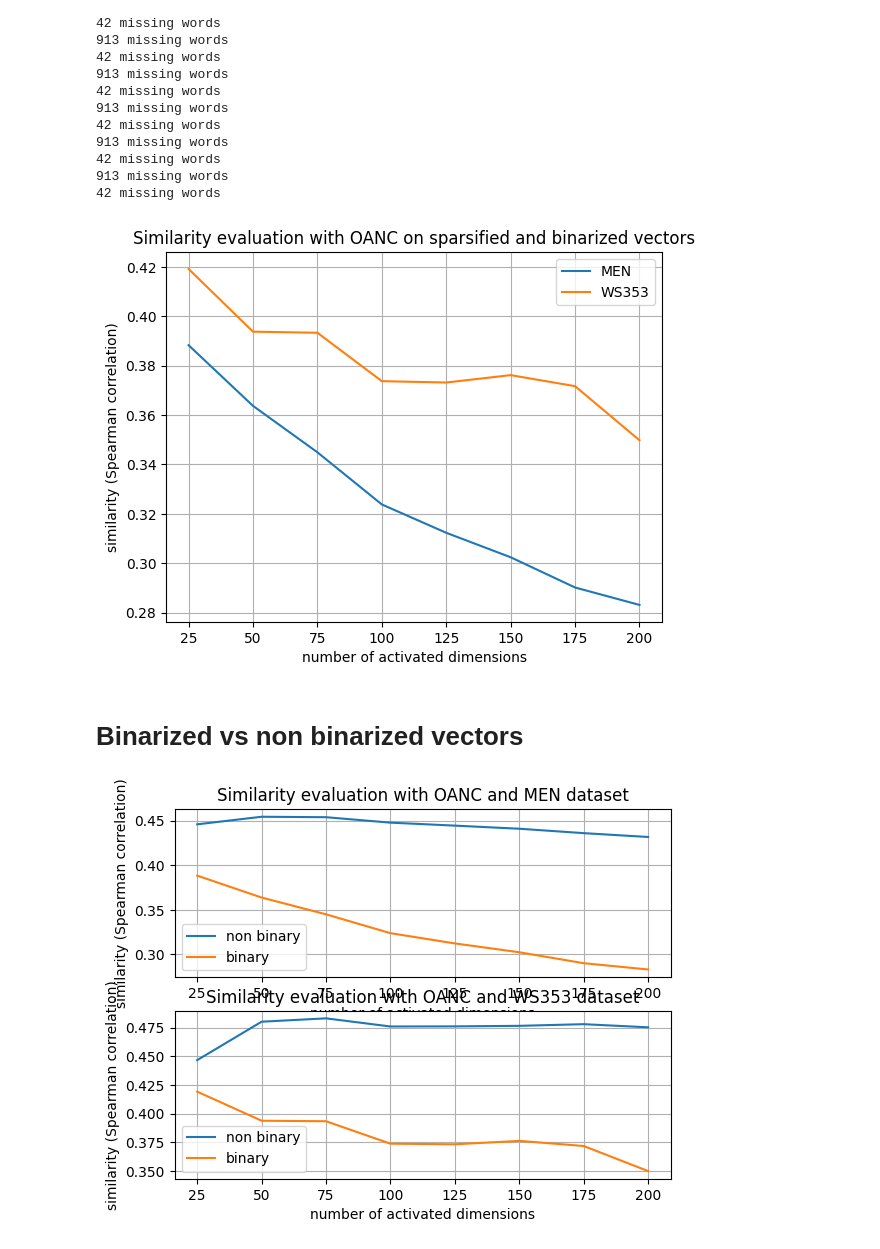
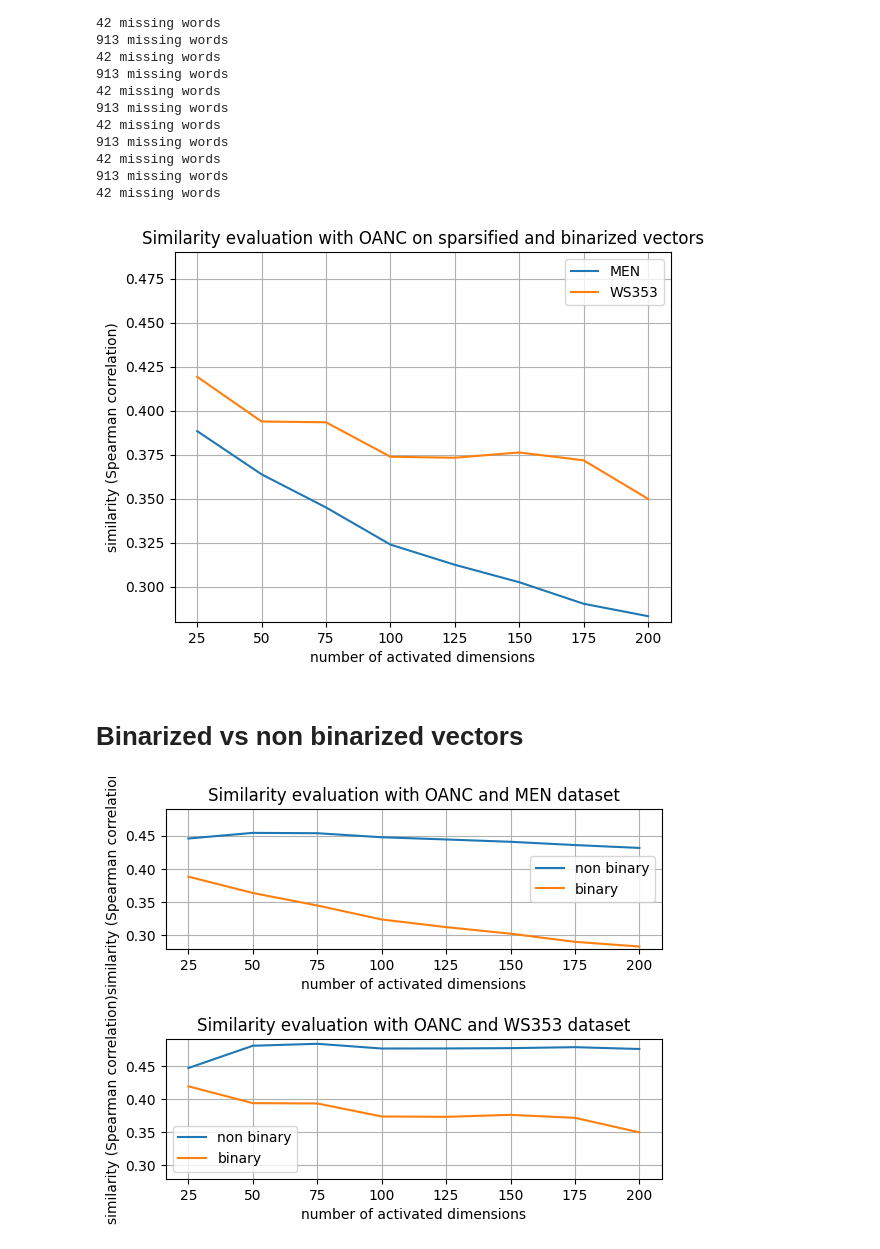
Before and after one commit to SINr-Embeddings/sinr, a Jupyter notebook: notebooks/evaluate.ipynb, the cells around one changed output. Saved outputs shown, nothing was run; the diff lists cells and outputs as text; code cells hidden in the pictures.

```diff
--- a/notebooks/evaluate.ipynb
+++ b/notebooks/evaluate.ipynb
@@ -151,22 +160,22 @@ vec125_bi.load()
 vec125_bi.sparsify(125)
 vec125_bi.binarize()
 # %%
-vec100_bi = ge.SINrVectors('../models/oanc/oanc')
+vec100_bi = ge.SINrVectors('oanc')
 vec100_bi.load()
 vec100_bi.sparsify(100)
 vec100_bi.binarize()
 # %%
-vec75_bi = ge.SINrVectors('../models/oanc/oanc')
+vec75_bi = ge.SINrVectors('oanc')
 vec75_bi.load()
 vec75_bi.sparsify(75)
 vec75_bi.binarize()
 # %%
-vec50_bi = ge.SINrVectors('../models/oanc/oanc')
+vec50_bi = ge.SINrVectors('oanc')
 vec50_bi.load()
 vec50_bi.sparsify(50)
 vec50_bi.binarize()
 # %%
-vec25_bi = ge.SINrVectors('../models/oanc/oanc')
+vec25_bi = ge.SINrVectors('oanc')
 vec25_bi.load()
 vec25_bi.sparsify(25)
 vec25_bi.binarize()
@@ -210,6 +219,8 @@ y_men_bin = [sim['MEN'] for sim in lsim]
 y_ws353_bin = [sim['WS353'] for sim in lsim]
 
 x = [200, 175, 150, 125, 100, 75, 50, 25]
+
+plt.ylim(0.28, 0.49)
 
 plt.plot(x, y_men_bin, label = "MEN")
 plt.plot(x, y_ws353_bin, label = "WS353")
@@ -223,30 +234,34 @@ plt.grid(True)
 
 plt.show()
 # %% [output]
-[figure, old version]
+[figure, new version]
 # %% [markdown]
 # Binarized vs non binarized vectors
 # %%
 import matplotlib.pyplot as plt
 
 plt.subplot(211)
 plt.plot(x, y_men, label = "non binary")
 plt.plot(x, y_men_bin, label = "binary")
+plt.ylim(0.28, 0.49)
 plt.legend()
 plt.xlabel('number of activated dimensions')
 plt.ylabel('similarity (Spearman correlation)')
 plt.title('Similarity evaluation with OANC and MEN dataset')
 plt.grid(True)
 
 plt.subplot(212)
 plt.plot(x, y_ws353, label = "non binary")
 plt.plot(x, y_ws353_bin, label = "binary")
+plt.ylim(0.28, 0.49)
 plt.legend()
 plt.xlabel('number of activated dimensions')
 plt.ylabel('similarity (Spearman correlation)')
 plt.title('Similarity evaluation with OANC and WS353 dataset')
 plt.grid(True)
 
+plt.subplots_adjust(hspace=0.65)
+
 plt.show()
 # %% [output]
-[figure, old version]
+[figure, new version]
```
Also changed, not shown: parts of 17 cells of this notebook, 2 other files.
